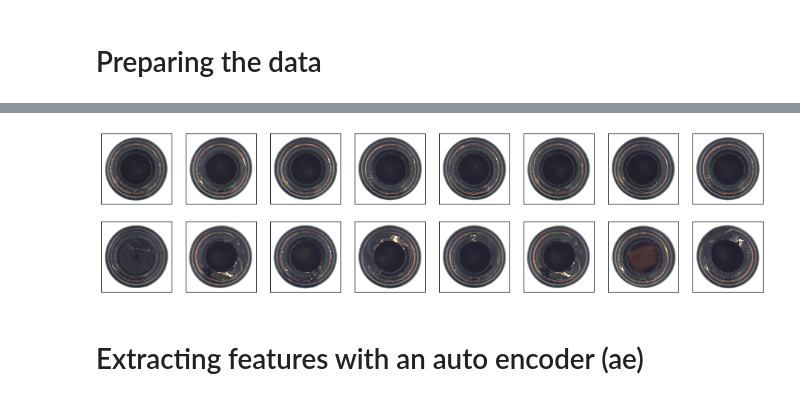
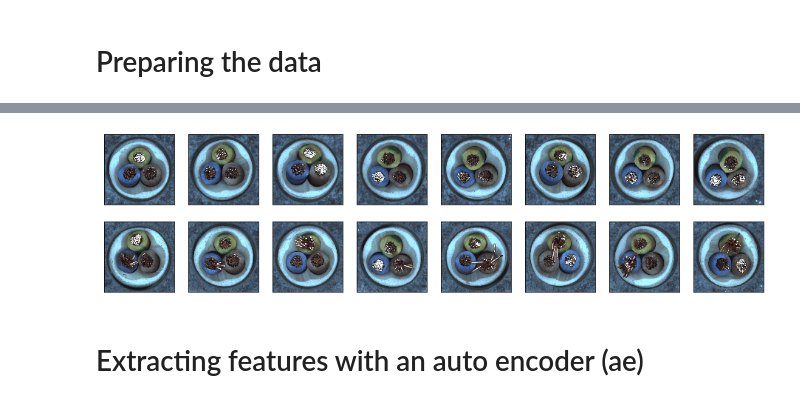
Before and after one commit to ChiShao/cnn-auto-encoder, a Jupyter notebook: anomaly_detector_generator.ipynb, the cells around one changed output, grey strips where cells are left out. Saved outputs shown, nothing was run; the diff lists cells and outputs as text; code cells hidden in the pictures.

```diff
--- a/anomaly_detector_generator.ipynb
+++ b/anomaly_detector_generator.ipynb
@@ -42,7 +37,7 @@ np.random.seed(42)
 # %%
 ANOMALY_STR ="anomaly"
 NORMAL_STR = "normal"
-USE_CASE ="bottle"
+USE_CASE ="cable"
 img_path = os.path.join("imgs",USE_CASE)
 if not os.path.isdir(img_path):
     os.mkdir(img_path)
@@ -138,20 +139,36 @@ def get_images(paths, n):
+# %%
+def img_generator(file_paths, n):
+    # returns generator of n images
+    imgs = np.array([])
+    if len(file_paths)< n:
+        # prevent an IndexError
+        n = len(file_paths)
+
+    for i in range(n):
+            fp = file_paths[i]
+            if os.path.isfile(fp):
+                img = cv2.imread(fp)  # reads an image in the BGR format
+                img = cv2.cvtColor(img, cv2.COLOR_BGR2RGB)  # BGR -> RGB
+                yield img /255
 # %%
 def plot_samples(row_one, row_two, f_plot, outfile=""):
     """Plot 8 sample images of the row_one and row_two"""
     plt.figure(figsize=(16, 4))
     # row_one
-    n = min([8])
+    n = 8
     for i in range(n):
         try:
             ax = plt.subplot(2, n, i+1)
             hide_axis(ax)
-            f_plot(row_one[i]) # row_one
+            nxt = next(row_one) if isinstance(row_one, types.GeneratorType) else row_one[i]
+            f_plot(nxt) # row_one
         except IndexError:
             pass
         try:
             ax = plt.subplot(2, n, n+i+1)
             hide_axis(ax)
-            f_plot(row_two[i]) # row_two
+            nxt = next(row_two) if isinstance(row_two,types.GeneratorType) else row_two[i]
+            f_plot(nxt) # row_two
         except IndexError:
             pass
     if outfile!="":
@@ -159,13 +176,10 @@ def plot_samples(row_one, row_two, f_plot, outfile=""):
 # %%
 path = os.path.join(img_path, "{}-{}.png".format(NORMAL_STR, ANOMALY_STR))
 plot_samples(
-    get_images(X_normal_test,8),
-    get_images(X_anomaly_test,8),
-    plot_mvtec,
-    path,
+    img_generator(X_normal_test, 8), img_generator(X_anomaly_test, 8), plot_mvtec, path
 )
 # %% [output]
-[figure, old version]
+[figure, new version]
 # %% [markdown]
 # Extracting features with an auto encoder (ae)
 # %%
```
Also changed, not shown: parts of 29 cells of this notebook, 1 other file.
